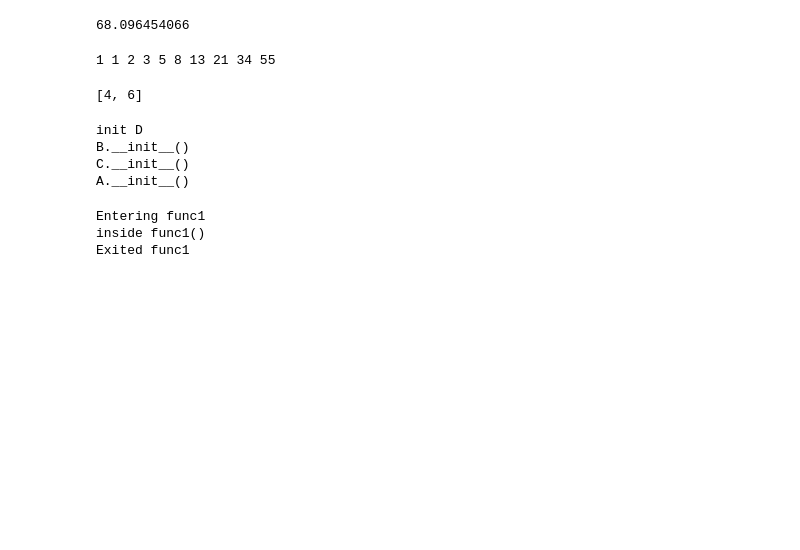
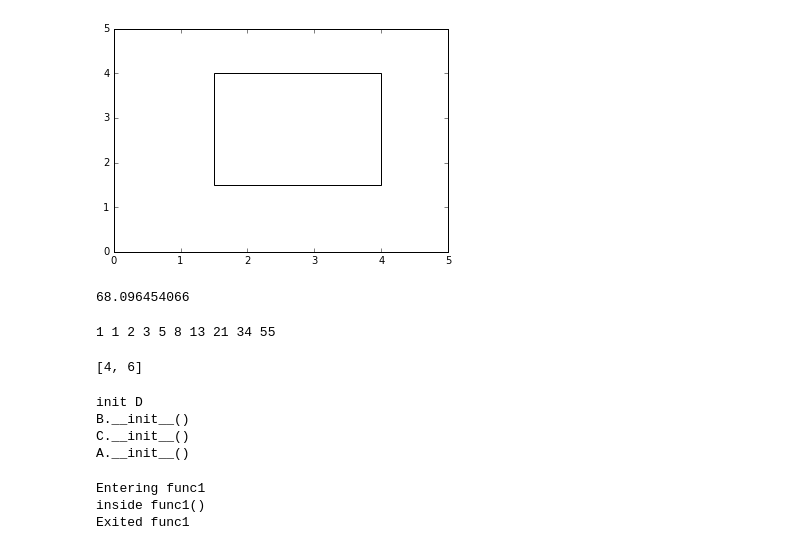
Before and after one commit to hope-yao/CNN3D, a Jupyter notebook: blocks-experiments.ipynb, the cells around one changed output. Cells and saved outputs as stored; diff of their text form; code cells hidden in the pictures; blank space fills up the shorter version.

```diff
--- a/blocks-experiments.ipynb
+++ b/blocks-experiments.ipynb
@@ -36,3 +1,32 @@ plt.show()
+# %%
+import matplotlib.pyplot as plt
+import matplotlib.patches as patches
+% matplotlib inline
+
+# build a rectangle in axes coords
+left, width = 1.5, 2.5
+bottom, height = 1.5, 2.5
+right = left + width
+top = bottom + height
+
+fig = plt.figure()
+ax = plt.subplot(1,1,1)
+
+
+ax.set_xlim([0, 5])
+ax.set_ylim([0, 5])
+
+p = patches.Rectangle(
+    (left, bottom), width, height,
+    fill=False, clip_on=False
+    )
+
+ax.add_patch(p)
+
+# ax.set_axis_off()
+plt.show()
+# %% [output]
+[figure, added]
 # %%
 # %% [output]
 68.096454066
```
Also changed, not shown: parts of 1 cell of this notebook, 3 other files.
